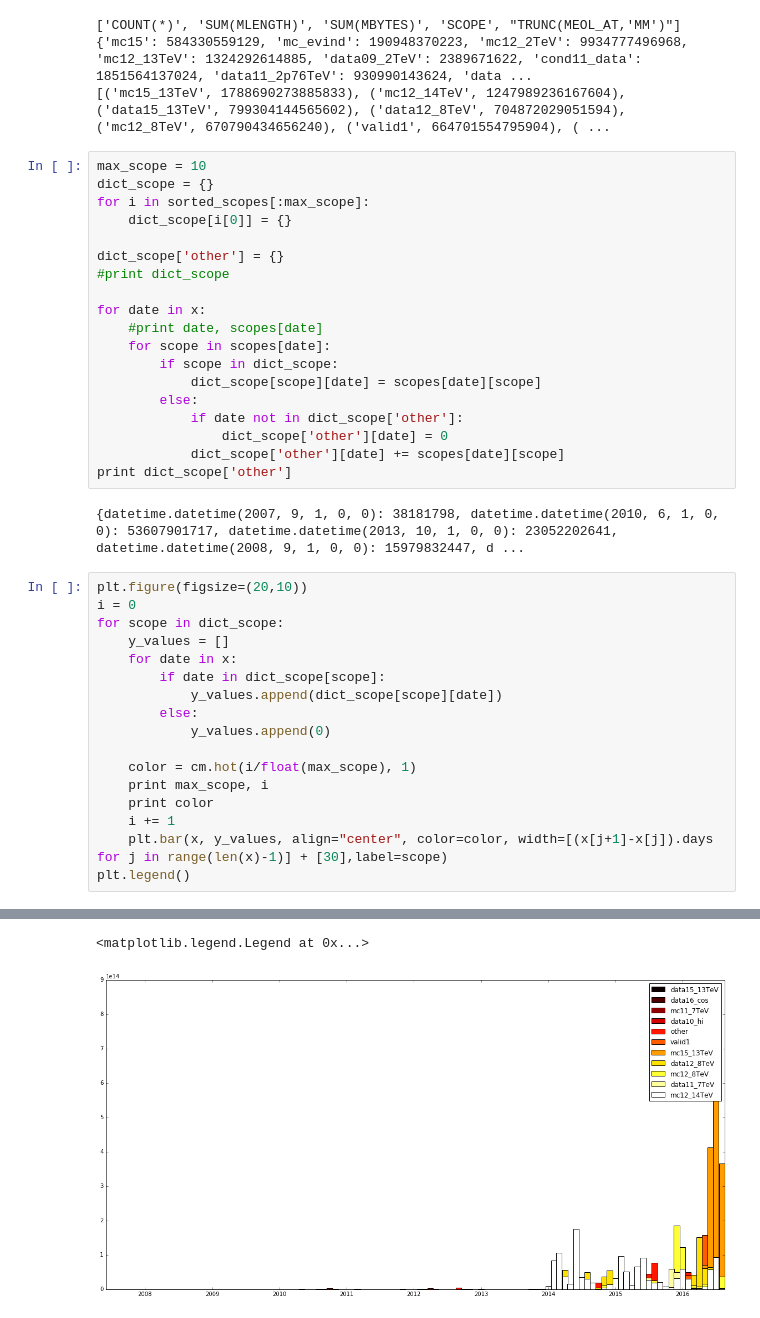
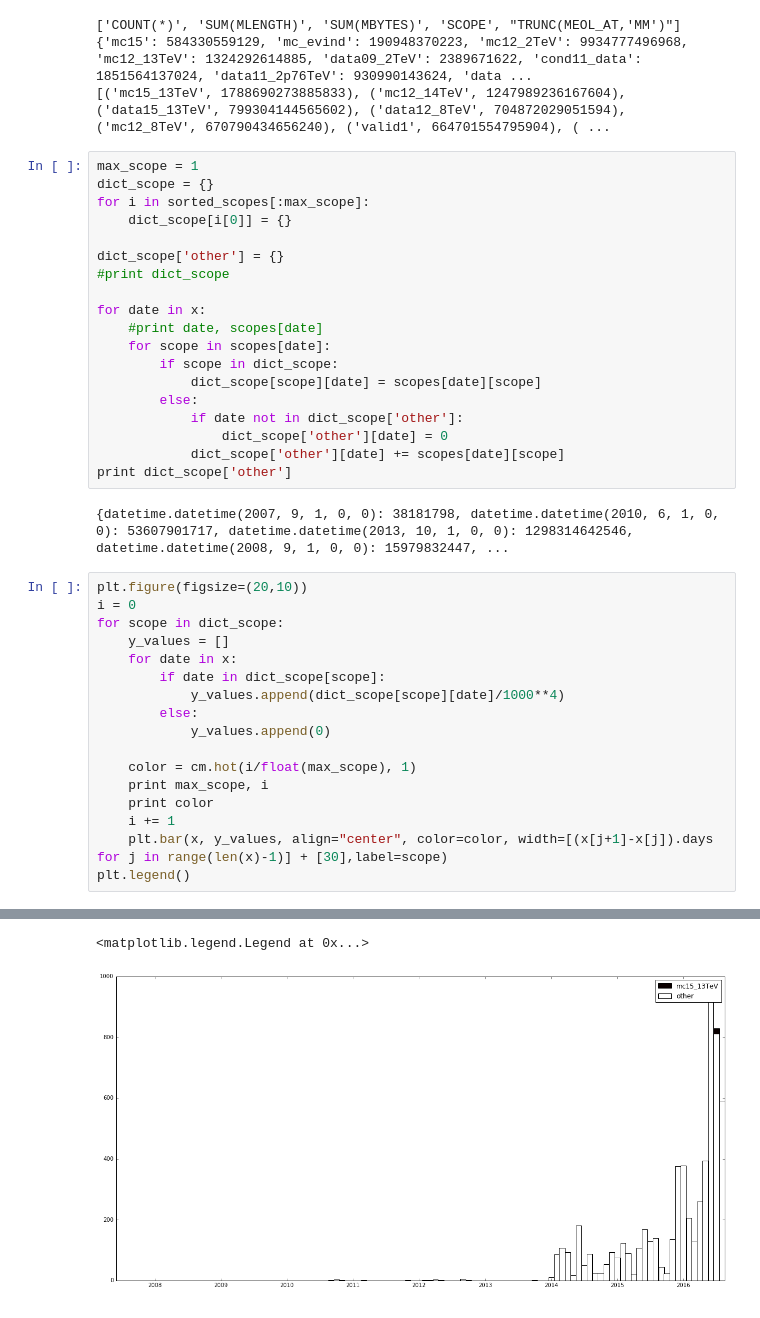
Before and after one commit to ATLAS-Analytics/AnalyticsNotebooks, a Jupyter notebook: Cedric/Lifetime_model.ipynb, the cells around one changed output, grey strips where cells are left out. Drawn from its saved outputs; the diff is of its cells as text.

```diff
--- a/Cedric/Lifetime_model.ipynb
+++ b/Cedric/Lifetime_model.ipynb
@@ -132,7 +133,7 @@ print sorted_scopes
 {'mc15': 584330559129, 'mc_evind': 190948370223, 'mc12_2TeV': 9934777496968, 'mc12_13TeV': 1324292614885, 'data09_2TeV': 2389671622, 'cond11_data': 1851564137024, 'data11_2p76TeV': 930990143624, 'data ...
 [('mc15_13TeV', 1788690273885833), ('mc12_14TeV', 1247989236167604), ('data15_13TeV', 799304144565602), ('data12_8TeV', 704872029051594), ('mc12_8TeV', 670790434656240), ('valid1', 664701554795904), ( ...
 # %%
-max_scope = 10
+max_scope = 1
 dict_scope = {}
 for i in sorted_scopes[:max_scope]:
     dict_scope[i[0]] = {}
@@ -151,7 +152,7 @@ for date in x:
             dict_scope['other'][date] += scopes[date][scope]
 print dict_scope['other']
 # %% [output]
-{datetime.datetime(2007, 9, 1, 0, 0): 38181798, datetime.datetime(2010, 6, 1, 0, 0): 53607901717, datetime.datetime(2013, 10, 1, 0, 0): 23052202641, datetime.datetime(2008, 9, 1, 0, 0): 15979832447, d ...
+{datetime.datetime(2007, 9, 1, 0, 0): 38181798, datetime.datetime(2010, 6, 1, 0, 0): 53607901717, datetime.datetime(2013, 10, 1, 0, 0): 1298314642546, datetime.datetime(2008, 9, 1, 0, 0): 15979832447, ...
 # %%
 plt.figure(figsize=(20,10))
 i = 0
@@ -159,7 +160,7 @@ for scope in dict_scope:
     y_values = []
     for date in x:
         if date in dict_scope[scope]:
-            y_values.append(dict_scope[scope][date])
+            y_values.append(dict_scope[scope][date]/1000**4)
         else:
             y_values.append(0)
 
@@ -189,3 +177,3 @@ plt.legend()
 (1.0, 1.0, 1.0, 1.0)
 <matplotlib.legend.Legend at 0x...>
-[figure, old version]
+[figure, new version]
```
Also changed, not shown: parts of 2 cells of this notebook, 2 other files.
